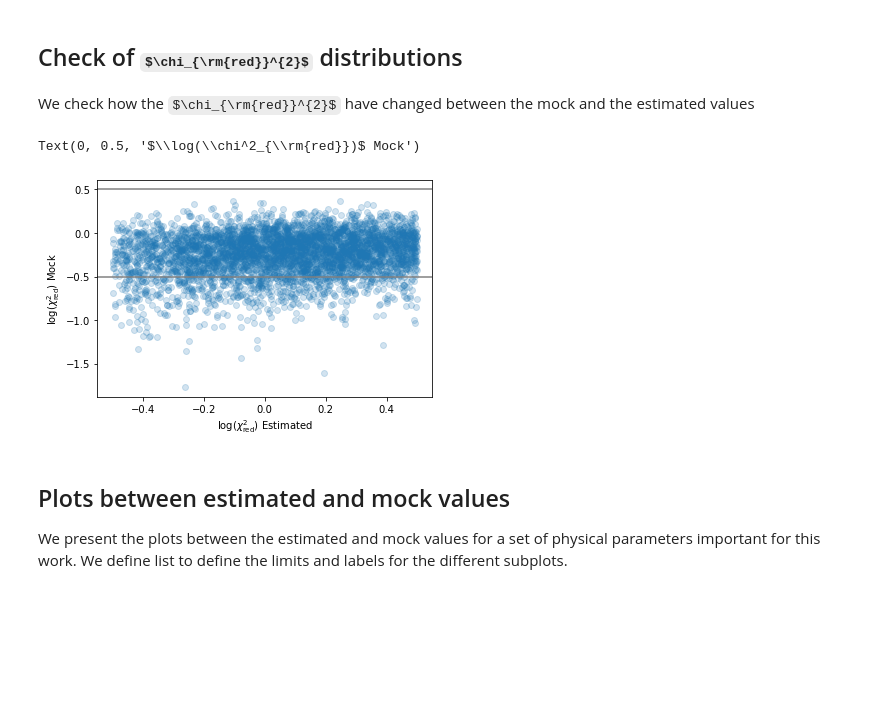
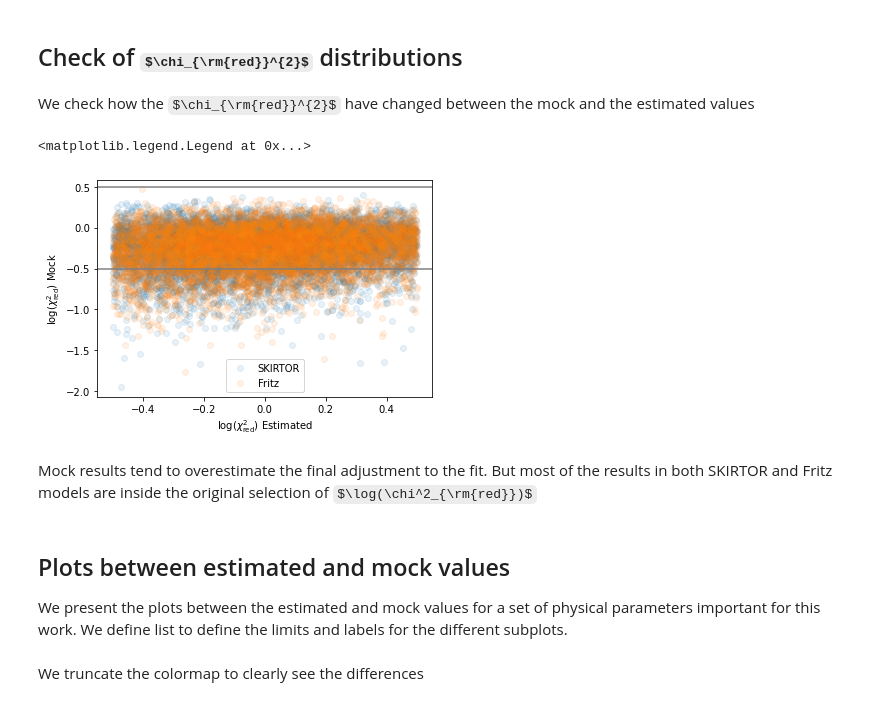
Before and after one commit to aframosp/AGNView, a Jupyter notebook: Notebooks/A2_Mock_parameters.ipynb, the cells around one changed output. Drawn from its saved outputs; the diff is of its cells as text; code cells hidden in the pictures; some formulas as TeX source; blank space fills up the shorter version.

Commit message:
Adding mock figures and small changes

```diff
--- a/Notebooks/A2_Mock_parameters.ipynb
+++ b/Notebooks/A2_Mock_parameters.ipynb
@@ -21,20 +23,17 @@ INTERIM_FOLDER = '../Data/Interim/CIGALEOutputs_mock/'
 
 # Fritz model
 Mocks_Fr = Table()
-for grp in range(1, 3): # It should be 11 at the end
-    model = Table.read(INTERIM_FOLDER+'FrAGN_'+str(grp)+'/results_mock.fits',
+for grp in range(1, 11):
+    model = Table.read(INTERIM_FOLDER+'FrAGN/results_mock'+str(grp)+'.fits',
                        format='fits')
     Mocks_Fr = vstack([model, Mocks_Fr])
 
-# mock = Table.read(INTERIM_FOLDER+'FrAGN_1/results_mock.fits',
-#                   format='fits')
-
-# # SKIRTOR model
-# Mocks_SK = Table()
-# for grp in range(1, 11):
-#     model = Table.read(INTERIM_FOLDER+'SKAGN_'+str(grp)+'/results_mock.fits',
-#                        format='fits')
-#     Mocks_SK = vstack([model, Mocks_SK])
+# SKIRTOR model
+Mocks_SK = Table()
+for grp in range(1, 6):
+    model = Table.read(INTERIM_FOLDER+'SKAGN/results_mock'+str(grp)+'.fits',
+                       format='fits')
+    Mocks_SK = vstack([model, Mocks_SK])
 # %% [markdown]
 We rename the Fritz models as $i=90-\psi$ (with $\psi$ the angle between the equator to the pole of the system) and the thermal (dust) luminosity to compare with SKIRTOR model.
 # %%
@@ -47,5 +46,5 @@ Mocks_Fr['bayes.agn.i'] = 90-Mocks_Fr['bayes.agn.i']
 # %% [markdown]
 Finally, we join both models with their mocks counterparts
 # %%
-# Both_SK = join(ModelSK, Mocks_SK, keys='id')
+Both_SK = join(ModelS, Mocks_SK, keys='id')
 Both_Fr = join(ModelF, Mocks_Fr, keys='id')
@@ -70,16 +77,20 @@ for asdf in ['bayes.agn.disk_luminosity', 'bayes.agn.accretion_power',
 We check how the $\chi_{\rm{red}}^{2}$ have changed between the mock and the estimated values
 # %%
 %matplotlib inline
-paramet = 'best.reduced_chi_square'
-plt.scatter(np.log10(Both_Fr[paramet+'_1']),
-            np.log10(Both_Fr[paramet+'_2']), alpha=0.2)
+plt.scatter(np.log10(Both_SK['best.reduced_chi_square_1']),
+            np.log10(Both_SK['best.reduced_chi_square_2']), alpha=0.1, label='SKIRTOR')
+plt.scatter(np.log10(Both_Fr['best.reduced_chi_square_1']),
+            np.log10(Both_Fr['best.reduced_chi_square_2']), alpha=0.1, label='Fritz')
 plt.axhline(y=0.5, c='gray')
 plt.axhline(y=-0.5, c='gray')
 plt.xlabel(r'$\log(\chi^2_{\rm{red}})$ Estimated')
 plt.ylabel(r'$\log(\chi^2_{\rm{red}})$ Mock')
+plt.legend()
 # %% [output]
-Text(0, 0.5, '$\\log(\\chi^2_{\\rm{red}})$ Mock')
+<matplotlib.legend.Legend at 0x...>
-[figure, old version]
+[figure, new version]
+# %% [markdown]
+Mock results tend to overestimate the final adjustment to the fit. But most of the results in both SKIRTOR and Fritz models are inside the original selection of $\log(\chi^2_{\rm{red}})$
 # %% [markdown]
 ## Plots between estimated and mock values
 We present the plots between the estimated and mock values for a set of physical parameters important for this work. We define list to define the limits and labels for the different subplots.
@@ -106,0 +117,2 @@ LocErr = [[65, 25], [0.8, 0.2], [11, 8],
+# %% [markdown]
+We truncate the colormap to clearly see the differences
```
Also changed, not shown: parts of 12 cells of this notebook, 4 other files.
